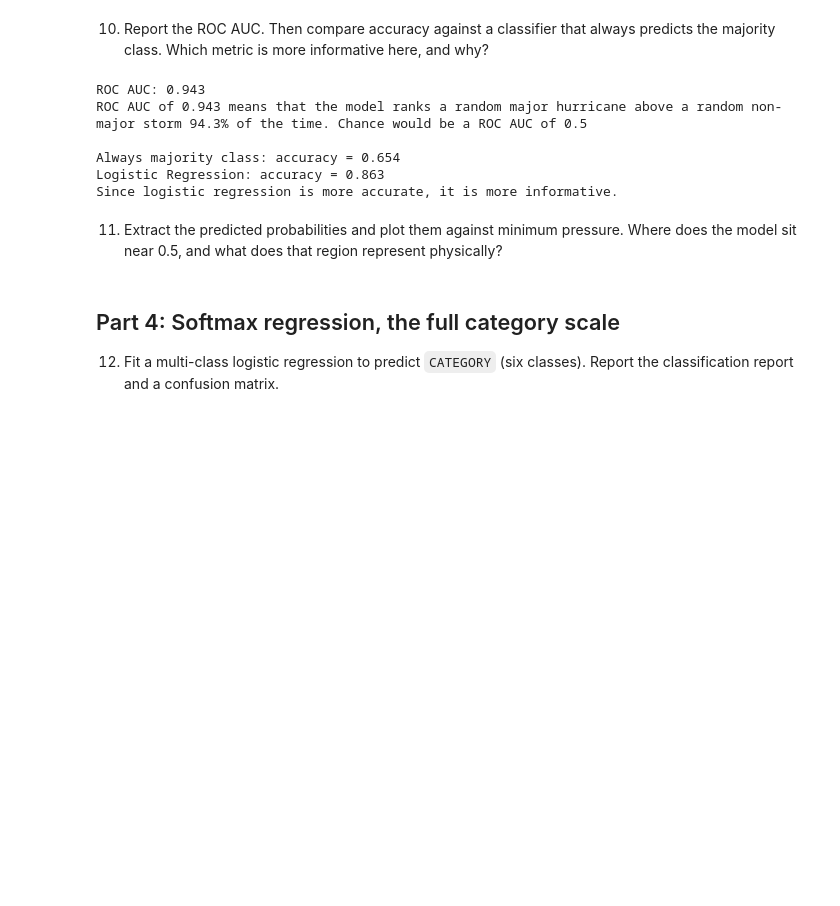
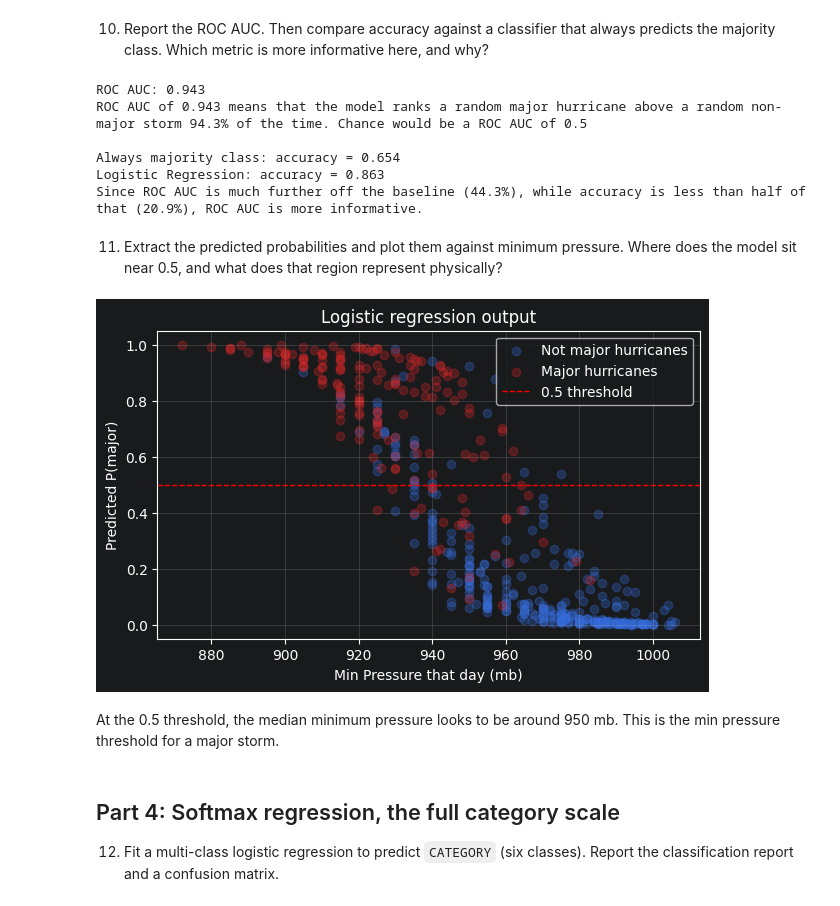
Before and after one commit to deborahteo/ml4climate2026, a Jupyter notebook: Assignment4.ipynb, the cells around one changed output. Drawn from its saved outputs; the diff is of its cells as text; code cells hidden in the pictures; blank space fills up the shorter version.

```diff
--- a/Assignment4.ipynb
+++ b/Assignment4.ipynb
@@ -212,12 +212,12 @@ major_prob = major_clf.predict_proba(X_test)[:, 1]
 print(f"ROC AUC: {roc_auc_score(c_test, major_prob):.3f}")
 print('ROC AUC of 0.943 means that the model ranks a random major hurricane above a random non-major storm 94.3% of the time. Chance would be a ROC AUC of 0.5')
 
-label = (major_prob >= 0.5).astype(int)
+is_major_label = (major_prob >= 0.5).astype(int)
 always_major = np.zeros_like(c_test)
 
 print()
 print(f"Always majority class: accuracy = {accuracy_score(c_test, always_major):.3f}")
-print(f"Logistic Regression: accuracy = {accuracy_score(c_test, major_label):.3f}")
+print(f"Logistic Regression: accuracy = {accuracy_score(c_test, is_major_label):.3f}")
 print('Since ROC AUC is much further off the baseline (44.3%), while accuracy is less than half of that (20.9%), ROC AUC is more informative.')
 # %% [output]
 ROC AUC: 0.943
@@ -225,5 +225,5 @@ ROC AUC of 0.943 means that the model ranks a random major hurricane above a ran
 
 Always majority class: accuracy = 0.654
 Logistic Regression: accuracy = 0.863
-Since logistic regression is more accurate, it is more informative.
+Since ROC AUC is much further off the baseline (44.3%), while accuracy is less than half of that (20.9%), ROC AUC is more informative.
 # %% [markdown]
@@ -230,4 +231,19 @@ Since logistic regression is more accurate, it is more informative.
 11) Extract the predicted probabilities and plot them against minimum pressure. Where does the model sit near 0.5, and what does that region represent physically?
+# %%
+fig, ax = plt.subplots(figsize=(7,4))
+ax.scatter(X_test['MIN_PRES'][c_test == 0], major_prob[c_test == 0], alpha = 0.3, label = 'Not major hurricanes')
+ax.scatter(X_test['MIN_PRES'][c_test == 1], major_prob[c_test == 1], alpha = 0.3, color='tab:red', label = 'Major hurricanes')
+ax.axhline(0.5, color="r", ls="--", lw=1, label="0.5 threshold")
+ax.set_xlabel("Min Pressure that day (mb)")
+ax.set_ylabel("Predicted P(major)")
+ax.set_title("Logistic regression output")
+ax.legend()
+ax.grid(alpha=0.3)
+plt.show()
+# %% [output]
+[figure, added]
+# %% [markdown]
+At the 0.5 threshold, the median minimum pressure looks to be around 950 mb. This is the min pressure threshold for a major storm.
 # %% [markdown]
 ## Part 4: Softmax regression, the full category scale
 
```
Also changed, not shown: parts of 2 cells of this notebook.
